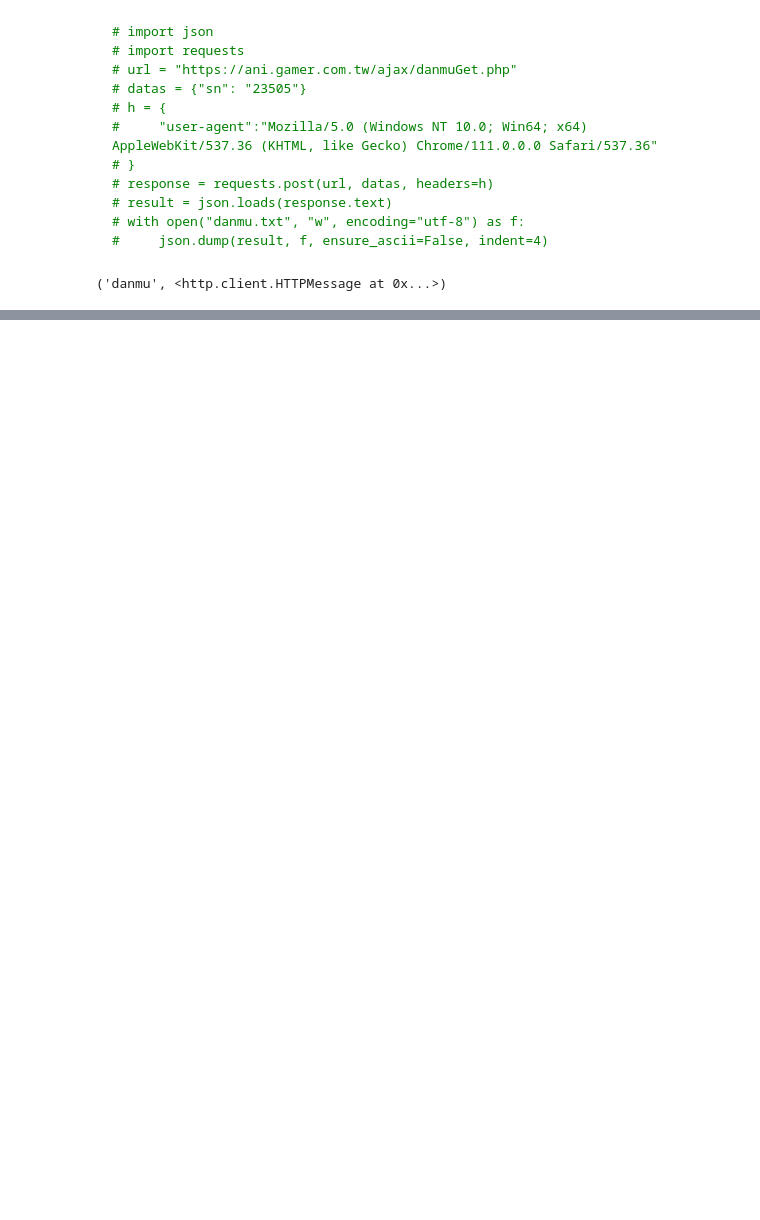
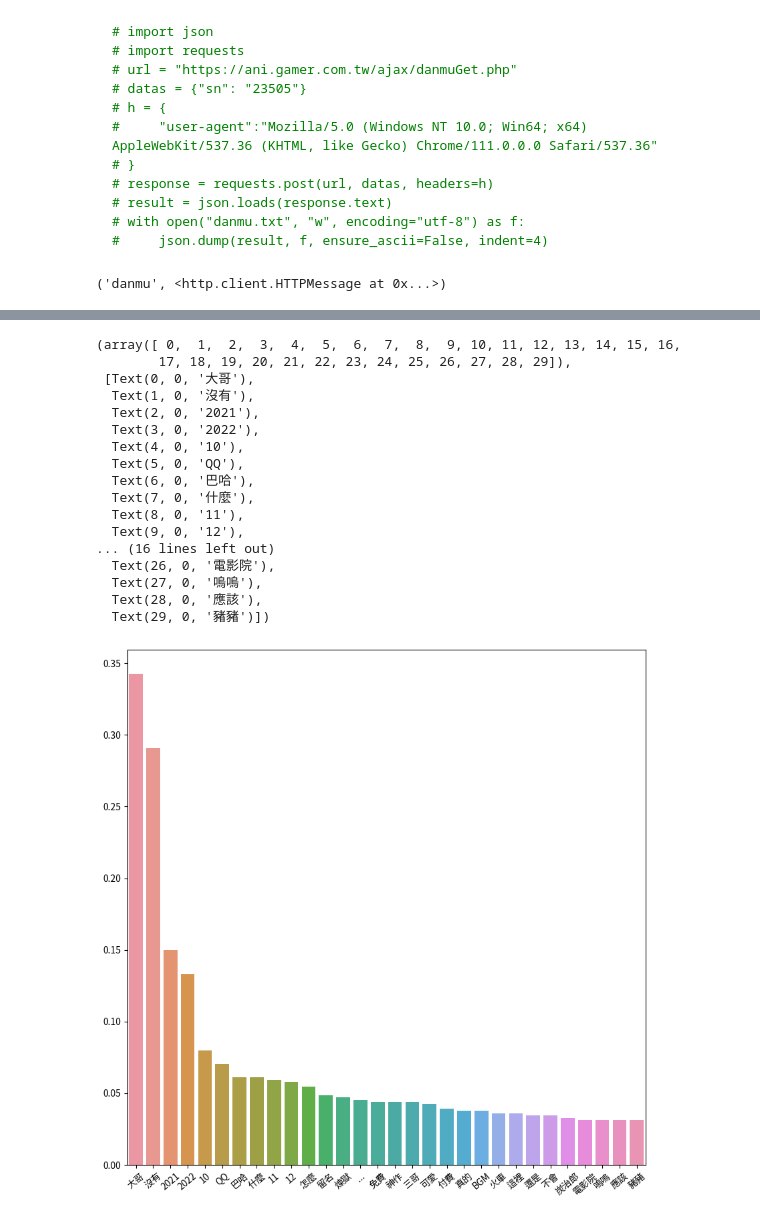
Before and after one commit to Elwing-Chou/hp, a Jupyter notebook: 16_danmu.ipynb, the cells around one changed output, grey strips where cells are left out. Drawn from its saved outputs; the diff is of its cells as text; code cells hidden in the pictures; blank space fills up the shorter version.

```diff
--- a/16_danmu.ipynb
+++ b/16_danmu.ipynb
@@ -26,3 +26,22 @@ df = pd.read_json("danmu", encoding="utf-8")
 df
 # %%
 df.groupby("userid").head(1)
+# %%
+import urllib.request as req
+url = "https://github.com/fxsjy/jieba/raw/master/extra_dict/dict.txt.big"
+req.urlretrieve(url, "dict.big")
+
+import jieba
+jieba.set_dictionary("dict.big")
+# %%
+def func(s):
+    return " ".join(jieba.cut(s))
+text_split = df["text"].apply(func)
+text_split
+# %%
+import jieba.analyse
+text_total = "\n".join(text_split)
+keywords = jieba.analyse.extract_tags(text_total,
+                                      topK=30,
+                                      withWeight=True)
+keywords
@@ -28,0 +52,43 @@ df.groupby("userid").head(1)
+# %%
+# Colab 進行matplotlib繪圖時顯示繁體中文
+# 下載台北思源黑體並命名taipei_sans_tc_beta.ttf，移至指定路徑
+# !開始都是 linux指令
+!wget -O TaipeiSansTCBeta-Regular.ttf https://drive.google.com/uc?id=1eGAsTN1HBpJAkeVM57_C7ccp7hbgSz3_&export=download
+
+import matplotlib as mpl
+import matplotlib.pyplot as plt
+from matplotlib.font_manager import fontManager
+
+fontManager.addfont('TaipeiSansTCBeta-Regular.ttf')
+mpl.rc('font', family='Taipei Sans TC Beta')
+# %%
+import matplotlib.pyplot as plt
+import seaborn as sns
+# xs, ys = [], []
+# for k, score in keywords:
+#     xs.append(k)
+#     ys.append(score)
+plt.figure(figsize=(10, 10))
+xs = [k for k, score in keywords]
+ys = [score for k, score in keywords]
+sns.barplot(x=xs, y=ys)
+plt.xticks(rotation=40)
+# %% [output]
+(array([ 0,  1,  2,  3,  4,  5,  6,  7,  8,  9, 10, 11, 12, 13, 14, 15, 16,
+        17, 18, 19, 20, 21, 22, 23, 24, 25, 26, 27, 28, 29]),
+ [Text(0, 0, '大哥'),
+  Text(1, 0, '沒有'),
+  Text(2, 0, '2021'),
+  Text(3, 0, '2022'),
+  Text(4, 0, '10'),
+  Text(5, 0, 'QQ'),
+  Text(6, 0, '巴哈'),
+  Text(7, 0, '什麼'),
+  Text(8, 0, '11'),
+  Text(9, 0, '12'),
+... (16 lines left out)
+  Text(26, 0, '電影院'),
+  Text(27, 0, '嗚嗚'),
+  Text(28, 0, '應該'),
+  Text(29, 0, '豬豬')])
+[figure, added]
```
Also changed, not shown: parts of 1 cell of this notebook.
